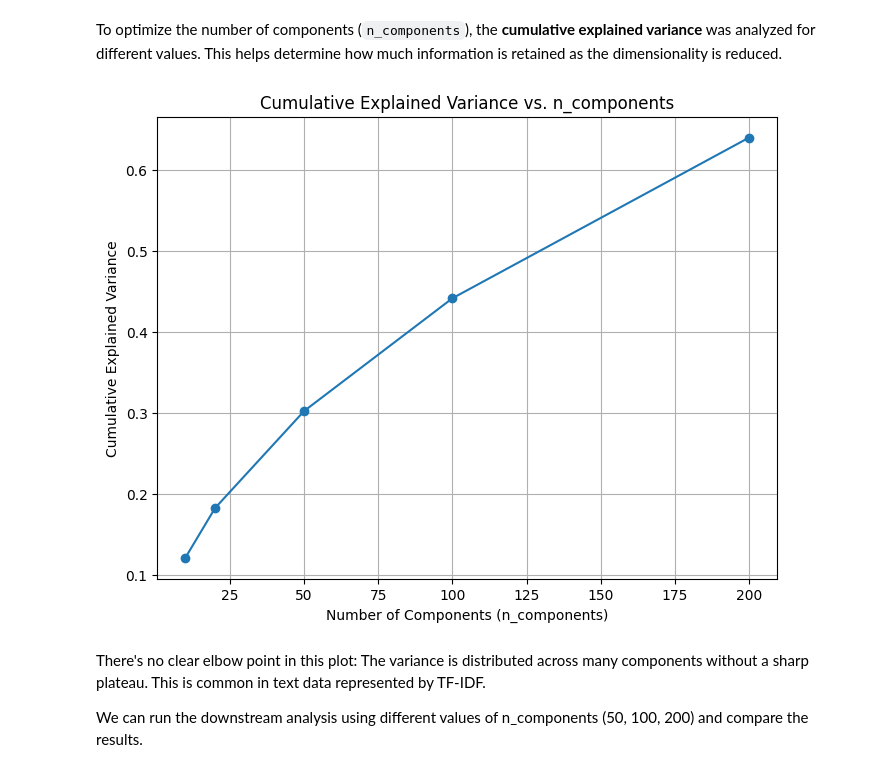
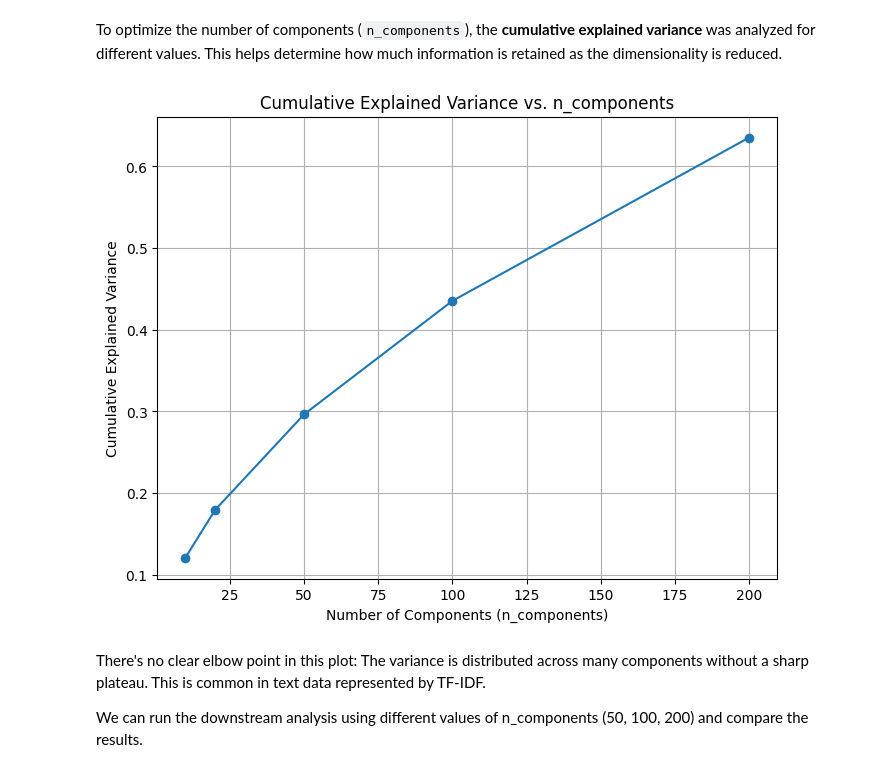
Before and after one commit to msutjipt/Social-Network-Analysis-DA1, a Jupyter notebook: GROUP_F/piet_analysis.ipynb, the cells around one changed output. Cells and saved outputs as stored; diff of their text form; code cells hidden in the pictures.

```diff
--- a/GROUP_F/piet_analysis.ipynb
+++ b/GROUP_F/piet_analysis.ipynb
@@ -208,12 +235,12 @@ If max_features=500, only the 500 most frequent and impactful terms will be reta
 
 
 # Test different values for max_features
-feature_sizes = [100, 500, 1000, 2000]
+feature_sizes = [ 50, 100, 150, 200, 300, 400, 500, 1000, 2000]
 explained_variances = []
 
 for max_features in feature_sizes:
 
-    tfidf_vectorizer = TfidfVectorizer(max_features=max_features, stop_words='english')
+    tfidf_vectorizer = TfidfVectorizer(max_features=max_features, stop_words=all_stop_words)
     text_features = tfidf_vectorizer.fit_transform(dataset_pca['text_preprocessed'])
 
     # Apply SVD
@@ -236,3 +267,21 @@ When max_features is small (e.g., 250 or 500), the TF-IDF vectorizer focuses onl
 
 
 **max_features=500 is a good choice because it captures a large portion of the variance** -> Only the 500 most frequent and impactful terms will be retained, while the rest are discarded.
+# %%
+
+
+# Use fixed max_features=500 based on previous decision
+tfidf_vectorizer = TfidfVectorizer(max_features=500, stop_words=all_stop_words)
+text_features = tfidf_vectorizer.fit_transform(dataset_pca['text_preprocessed'])
+feature_names = tfidf_vectorizer.get_feature_names_out()
+
+# Compute the average TF-IDF score for each feature (term)
+average_tfidf_scores = np.mean(text_features.toarray(), axis=0)
+
+# Pair each feature name with its average score
+important_features = sorted(zip(feature_names, average_tfidf_scores), key=lambda x: x[1], reverse=True)
+
+# Print the top 20 most important features
+print("Top 20 Most Important Features:")
+for term, score in important_features[:20]:
+    print(f"{term}: {score:.4f}")
@@ -242,29 +309,26 @@ When max_features is small (e.g., 250 or 500), the TF-IDF vectorizer focuses onl
 
 To optimize the number of components (`n_components`), the **cumulative explained variance** was analyzed for different values. This helps determine how much information is retained as the dimensionality is reduced.
 # %%
+
 # Test different values for n_components
 n_components_list = [10, 20, 50, 100, 200]
 cumulative_variances = []
-
-# Use fixed max_features=500 based on previous decision
-tfidf_vectorizer = TfidfVectorizer(max_features=500, stop_words='english')
-text_features = tfidf_vectorizer.fit_transform(dataset_pca['text_preprocessed'])
 
 for n_components in n_components_list:
     svd = TruncatedSVD(n_components=n_components, random_state=42)
     svd.fit(text_features)
     cumulative_variances.append(svd.explained_variance_ratio_.sum())
 
 # Plot the results
 plt.figure(figsize=(8, 6))
 plt.plot(n_components_list, cumulative_variances, marker='o')
 plt.title('Cumulative Explained Variance vs. n_components')
 plt.xlabel('Number of Components (n_components)')
 plt.ylabel('Cumulative Explained Variance')
 plt.grid(True)
 plt.show()
 # %% [output]
-[figure, old version]
+[figure, new version]
 # %% [markdown]
 There's no clear elbow point in this plot: The variance is distributed across many components without a sharp plateau. This is common in text data represented by TF-IDF.
 
```
Also changed, not shown: parts of 27 cells of this notebook, 1 other file.
